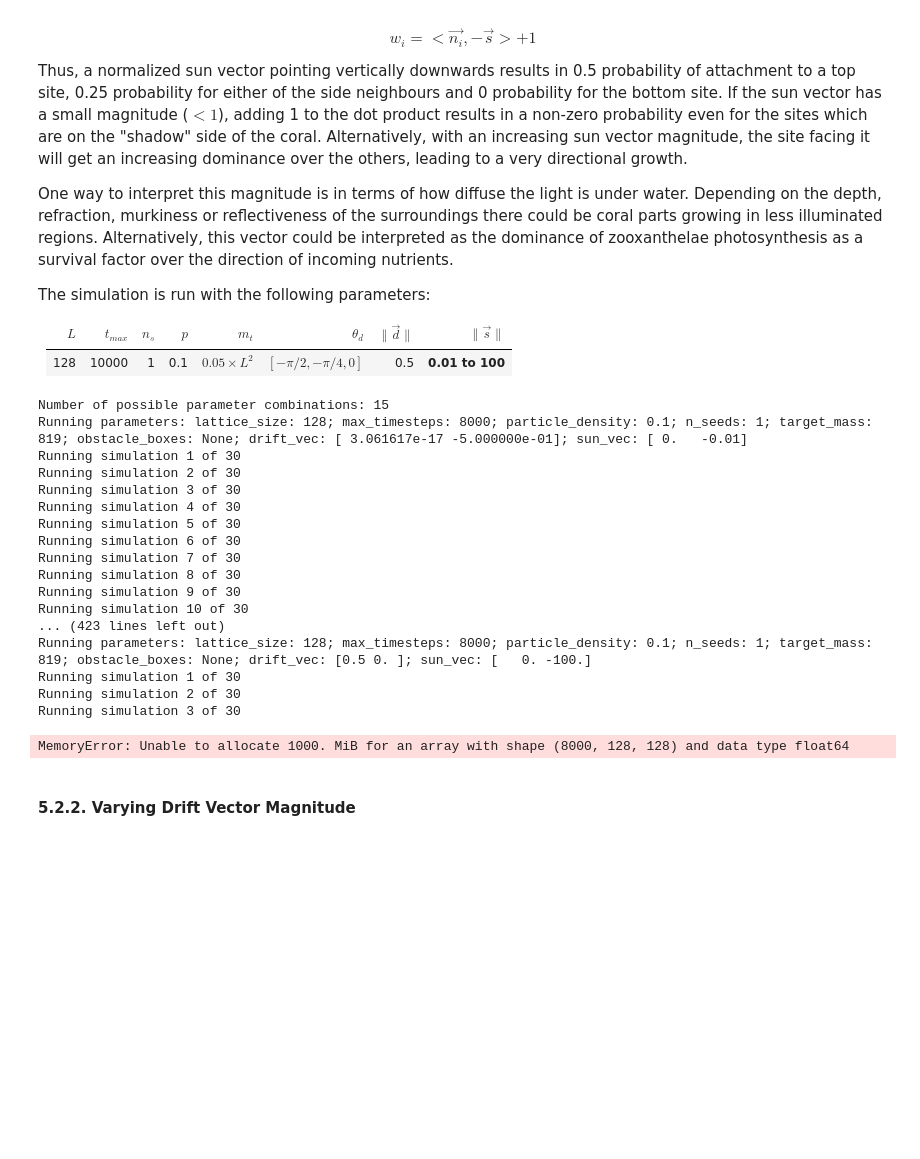
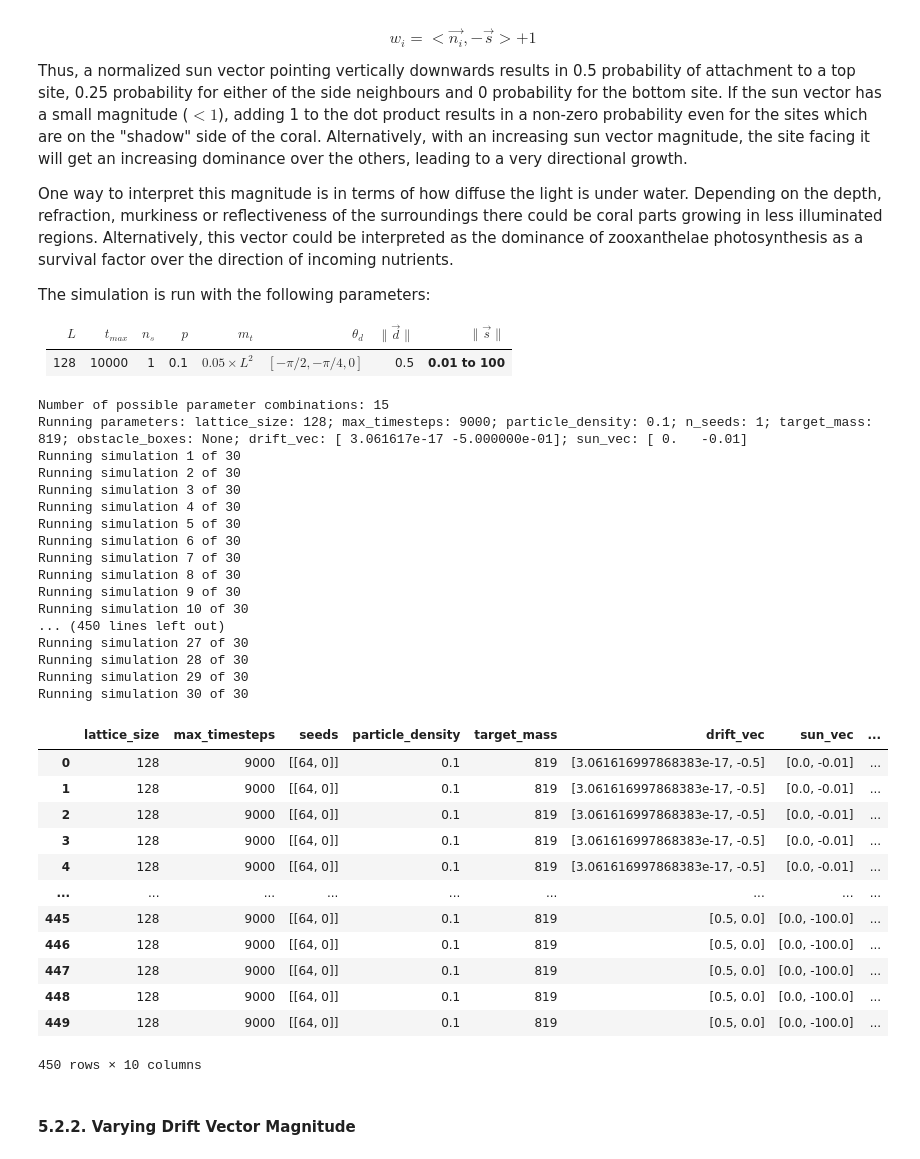
Before and after one commit to mboyan/complex-system-simulation, a Jupyter notebook: Project/Code/ProjectNotebook.ipynb, the cells around one changed output. Saved outputs shown, nothing was run; the diff lists cells and outputs as text; code cells hidden in the pictures; blank space fills up the shorter version.

```diff
--- a/Project/Code/ProjectNotebook.ipynb
+++ b/Project/Code/ProjectNotebook.ipynb
@@ -234,7 +234,7 @@ The simulation is run with the following parameters:
 # %%
 # Define environment parameter series (2D setup)
 lattice_size_series = np.array([128])
-max_timesteps_series = np.array([8000])
+max_timesteps_series = np.array([9000])
 n_seeds_series = np.repeat(int(1), 1)
 particle_density_series = np.array([0.1])
 target_mass_series = np.array([0.05 * lattice_size_series[0] ** 2], dtype=int)
@@ -247,40 +247,52 @@ sun_vec_series = np.column_stack((np.zeros(5), -(10.0 ** np.arange(-2, 3))))  #
 
 # Define fixed simulation parameters
 fdim_measure = 'both' # fractal dimension, can be None / 'cgrain' / 'radius' / 'both
 calc_branch_distr = True
 calc_mass = True
 periodic = (False, False, False)
 move_moore = False
 aggr_moore = False
 regen_mode = 'edge'
 
 # Run simulations
 n_sims = 30
 sim_results, dla_evolutions = ds.analyse_dla_patterns(n_sims, lattice_size_series, max_timesteps_series, n_seeds_series, particle_density_series, target_mass_series,
                                                       drift_vec_series=drift_vec_series, sun_vec_series=sun_vec_series, obstacle_box_series=obstacle_box_series,
                                                       fdim_measure=fdim_measure, calc_branch_distr=calc_branch_distr, calc_mass=calc_mass,
                                                       n_saved_sims=1, periodic=periodic, move_moore=move_moore, aggr_moore=aggr_moore, regen_mode=regen_mode)
 
 sim_results
 # %% [output]
 Number of possible parameter combinations: 15
-Running parameters: lattice_size: 128; max_timesteps: 8000; particle_density: 0.1; n_seeds: 1; target_mass: 819; obstacle_boxes: None; drift_vec: [ 3.061617e-17 -5.000000e-01]; sun_vec: [ 0.   -0.01]
+Running parameters: lattice_size: 128; max_timesteps: 9000; particle_density: 0.1; n_seeds: 1; target_mass: 819; obstacle_boxes: None; drift_vec: [ 3.061617e-17 -5.000000e-01]; sun_vec: [ 0.   -0.01]
 Running simulation 1 of 30
 Running simulation 2 of 30
 Running simulation 3 of 30
 Running simulation 4 of 30
 Running simulation 5 of 30
 Running simulation 6 of 30
 Running simulation 7 of 30
 Running simulation 8 of 30
 Running simulation 9 of 30
 Running simulation 10 of 30
-... (423 lines left out)
-Running parameters: lattice_size: 128; max_timesteps: 8000; particle_density: 0.1; n_seeds: 1; target_mass: 819; obstacle_boxes: None; drift_vec: [0.5 0. ]; sun_vec: [   0. -100.]
-Running simulation 1 of 30
-Running simulation 2 of 30
-Running simulation 3 of 30
+... (450 lines left out)
+Running simulation 27 of 30
+Running simulation 28 of 30
+Running simulation 29 of 30
+Running simulation 30 of 30
+|  | lattice_size | max_timesteps | seeds | particle_density | target_mass | drift_vec | sun_vec | ... |
+| 0 | 128 | 9000 | [[64, 0]] | 0.1 | 819 | [3.061616997868383e-17, -0.5] | [0.0, -0.01] | ... |
+| 1 | 128 | 9000 | [[64, 0]] | 0.1 | 819 | [3.061616997868383e-17, -0.5] | [0.0, -0.01] | ... |
+| 2 | 128 | 9000 | [[64, 0]] | 0.1 | 819 | [3.061616997868383e-17, -0.5] | [0.0, -0.01] | ... |
+| 3 | 128 | 9000 | [[64, 0]] | 0.1 | 819 | [3.061616997868383e-17, -0.5] | [0.0, -0.01] | ... |
+| 4 | 128 | 9000 | [[64, 0]] | 0.1 | 819 | [3.061616997868383e-17, -0.5] | [0.0, -0.01] | ... |
+| ... | ... | ... | ... | ... | ... | ... | ... | ... |
+| 445 | 128 | 9000 | [[64, 0]] | 0.1 | 819 | [0.5, 0.0] | [0.0, -100.0] | ... |
+| 446 | 128 | 9000 | [[64, 0]] | 0.1 | 819 | [0.5, 0.0] | [0.0, -100.0] | ... |
+| 447 | 128 | 9000 | [[64, 0]] | 0.1 | 819 | [0.5, 0.0] | [0.0, -100.0] | ... |
+| 448 | 128 | 9000 | [[64, 0]] | 0.1 | 819 | [0.5, 0.0] | [0.0, -100.0] | ... |
+| 449 | 128 | 9000 | [[64, 0]] | 0.1 | 819 | [0.5, 0.0] | [0.0, -100.0] | ... |
-MemoryError: Unable to allocate 1000. MiB for an array with shape (8000, 128, 128) and data type float64
+450 rows × 10 columns
 # %%
 sim_results.to_json('sim_results_sun_vector_mag.json')
 # %% [markdown]
```
Also changed, not shown: parts of 3 cells of this notebook, 1 other file.
